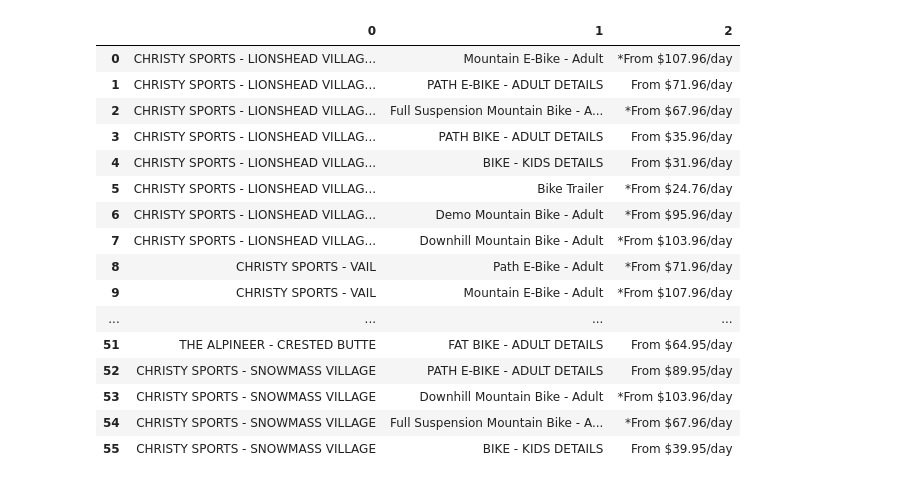
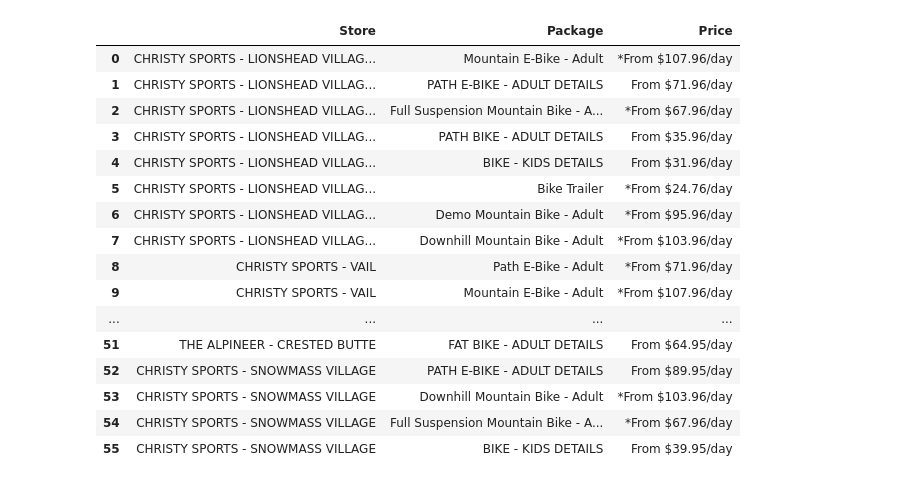
Before and after one commit to Benjamin7991/web_scraper, a Jupyter notebook: Summer_Bike_Scraper-BETA.ipynb, the cells around one changed output. Saved outputs shown, nothing was run; the diff lists cells and outputs as text; code cells hidden in the pictures.

```diff
--- a/Summer_Bike_Scraper-BETA.ipynb
+++ b/Summer_Bike_Scraper-BETA.ipynb
@@ -276,26 +276,24 @@ for store in total:
 # %%
 all_stores = pd.DataFrame(all_stores)
 #all_stores['Price'] = all_stores[2].apply(func)
 #all_stores = all_stores.drop(columns=[2])
-#all_stores.columns = ['Store', 'Package', 'Price']
-#all_stores
+all_stores.columns = ['Store', 'Package', 'Price']
+all_stores
+# %% [output]
+|  | Store | Package | Price |
+| 0 | CHRISTY SPORTS - LIONSHEAD VILLAG... | Mountain E-Bike - Adult | *From $107.96/day |
+| 1 | CHRISTY SPORTS - LIONSHEAD VILLAG... | PATH E-BIKE - ADULT DETAILS | From $71.96/day |
+| 2 | CHRISTY SPORTS - LIONSHEAD VILLAG... | Full Suspension Mountain Bike - A... | *From $67.96/day |
+| 3 | CHRISTY SPORTS - LIONSHEAD VILLAG... | PATH BIKE - ADULT DETAILS | From $35.96/day |
+| 4 | CHRISTY SPORTS - LIONSHEAD VILLAG... | BIKE - KIDS DETAILS | From $31.96/day |
+| 5 | CHRISTY SPORTS - LIONSHEAD VILLAG... | Bike Trailer | *From $24.76/day |
+| 6 | CHRISTY SPORTS - LIONSHEAD VILLAG... | Demo Mountain Bike - Adult | *From $95.96/day |
+| 7 | CHRISTY SPORTS - LIONSHEAD VILLAG... | Downhill Mountain Bike - Adult | *From $103.96/day |
+| 8 | CHRISTY SPORTS - VAIL | Path E-Bike - Adult | *From $71.96/day |
+| 9 | CHRISTY SPORTS - VAIL | Mountain E-Bike - Adult | *From $107.96/day |
+| ... | ... | ... | ... |
+| 51 | THE ALPINEER - CRESTED BUTTE | FAT BIKE - ADULT DETAILS | From $64.95/day |
+| 52 | CHRISTY SPORTS - SNOWMASS VILLAGE | PATH E-BIKE - ADULT DETAILS | From $89.95/day |
+| 53 | CHRISTY SPORTS - SNOWMASS VILLAGE | Downhill Mountain Bike - Adult | *From $103.96/day |
+| 54 | CHRISTY SPORTS - SNOWMASS VILLAGE | Full Suspension Mountain Bike - A... | *From $67.96/day |
+| 55 | CHRISTY SPORTS - SNOWMASS VILLAGE | BIKE - KIDS DETAILS | From $39.95/day |
-# %%
-all_stores
-# %% [output]
-|  | 0 | 1 | 2 |
-| 0 | CHRISTY SPORTS - LIONSHEAD VILLAG... | Mountain E-Bike - Adult | *From $107.96/day |
-| 1 | CHRISTY SPORTS - LIONSHEAD VILLAG... | PATH E-BIKE - ADULT DETAILS | From $71.96/day |
-| 2 | CHRISTY SPORTS - LIONSHEAD VILLAG... | Full Suspension Mountain Bike - A... | *From $67.96/day |
-| 3 | CHRISTY SPORTS - LIONSHEAD VILLAG... | PATH BIKE - ADULT DETAILS | From $35.96/day |
-| 4 | CHRISTY SPORTS - LIONSHEAD VILLAG... | BIKE - KIDS DETAILS | From $31.96/day |
-| 5 | CHRISTY SPORTS - LIONSHEAD VILLAG... | Bike Trailer | *From $24.76/day |
-| 6 | CHRISTY SPORTS - LIONSHEAD VILLAG... | Demo Mountain Bike - Adult | *From $95.96/day |
-| 7 | CHRISTY SPORTS - LIONSHEAD VILLAG... | Downhill Mountain Bike - Adult | *From $103.96/day |
-| 8 | CHRISTY SPORTS - VAIL | Path E-Bike - Adult | *From $71.96/day |
-| 9 | CHRISTY SPORTS - VAIL | Mountain E-Bike - Adult | *From $107.96/day |
-| ... | ... | ... | ... |
-| 51 | THE ALPINEER - CRESTED BUTTE | FAT BIKE - ADULT DETAILS | From $64.95/day |
-| 52 | CHRISTY SPORTS - SNOWMASS VILLAGE | PATH E-BIKE - ADULT DETAILS | From $89.95/day |
-| 53 | CHRISTY SPORTS - SNOWMASS VILLAGE | Downhill Mountain Bike - Adult | *From $103.96/day |
-| 54 | CHRISTY SPORTS - SNOWMASS VILLAGE | Full Suspension Mountain Bike - A... | *From $67.96/day |
-| 55 | CHRISTY SPORTS - SNOWMASS VILLAGE | BIKE - KIDS DETAILS | From $39.95/day |
```
